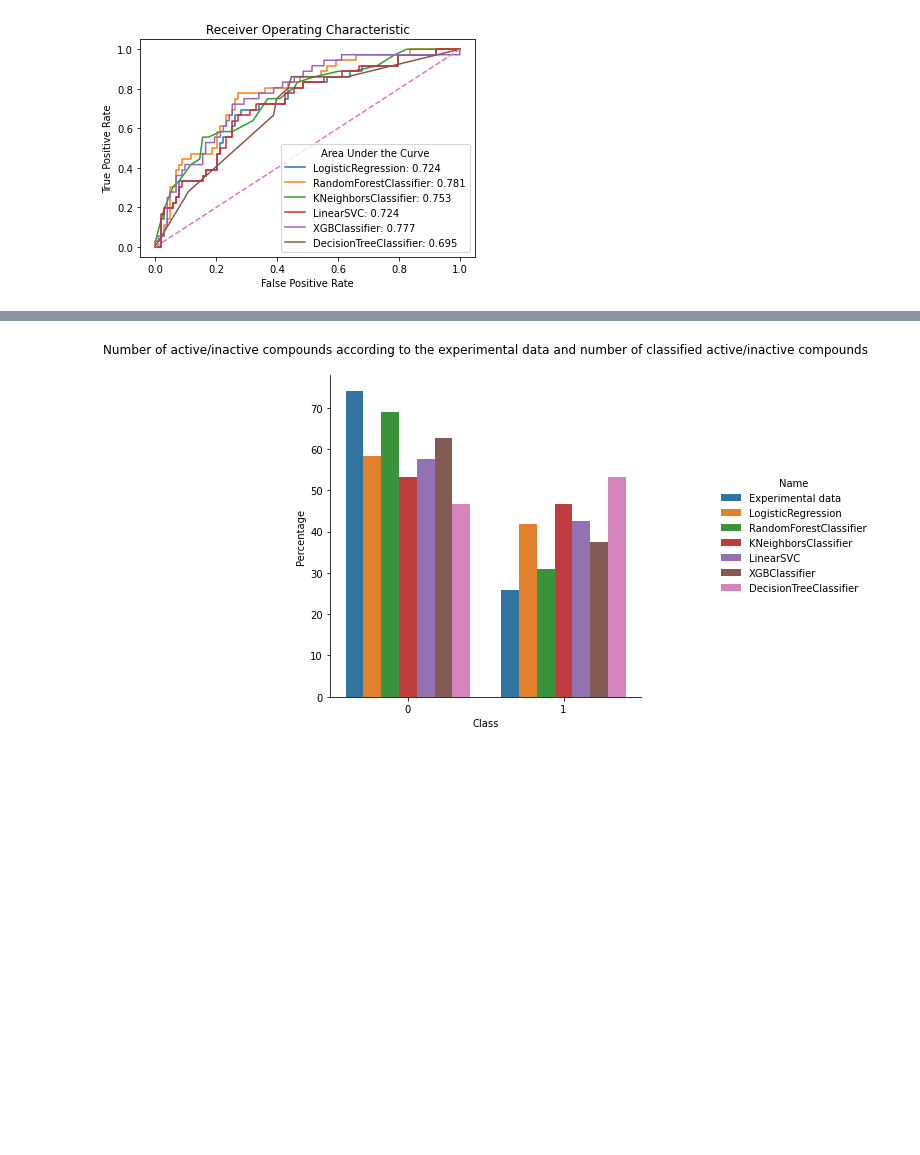
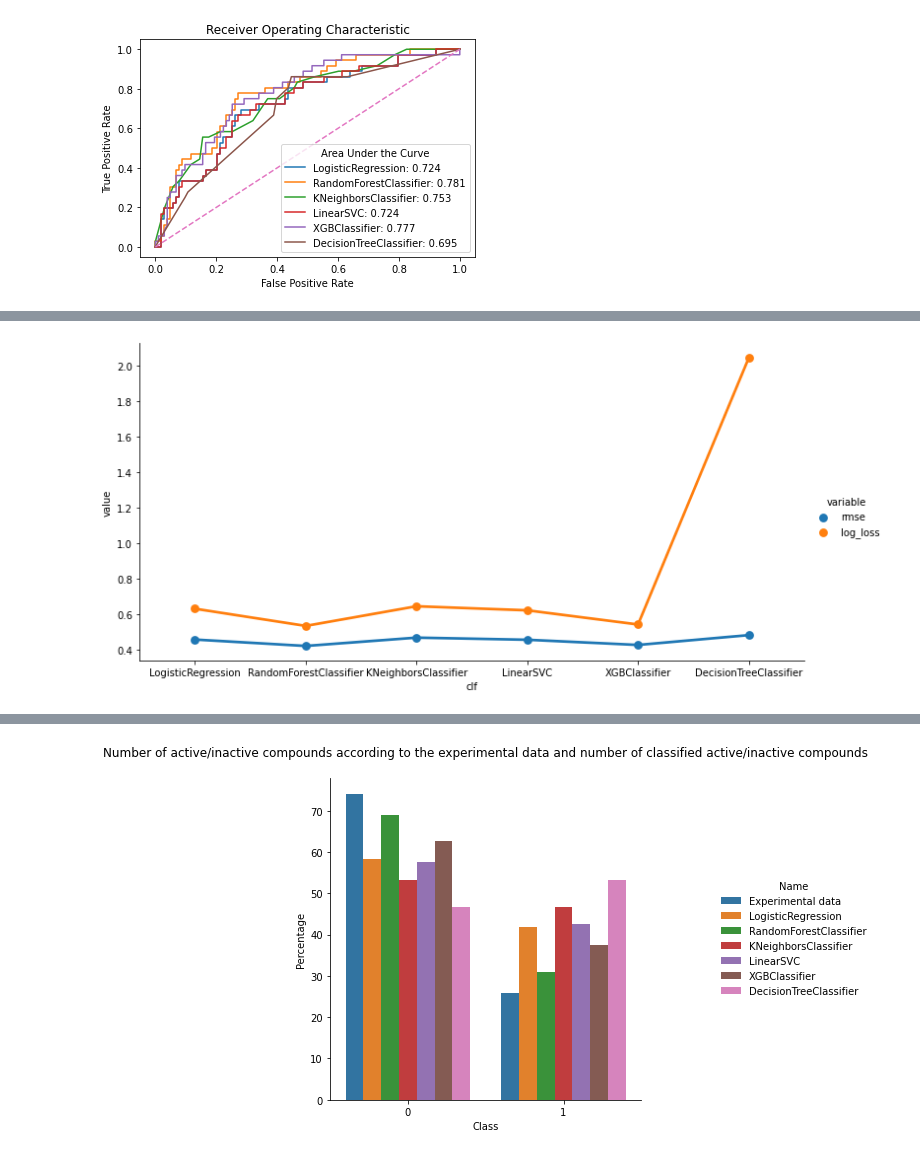
Before and after one commit to caiocrocha/SarsCov2Classifier, a Jupyter notebook: notebooks/ML_pipeline.ipynb, the cells around one changed output, grey strips where cells are left out. Cells and saved outputs as stored; diff of their text form; code cells hidden in the pictures; blank space fills up the shorter version.

Commit message:
Error metrics and spearman correlation

```diff
--- a/notebooks/ML_pipeline.ipynb
+++ b/notebooks/ML_pipeline.ipynb
@@ -316,0 +354,8 @@ DecisionTreeClassifier  0.70    0.67    0.67
+# %%
+error = []
+for model_name in classifiers:
+    rmse, logl = error_metrics(y_val, probas[model_name])
+    error.append([model_name, rmse, logl])
+
+error = pd.DataFrame(error, columns=['clf', 'rmse', 'log_loss'])
+error
@@ -316,0 +370,6 @@ DecisionTreeClassifier  0.70    0.67    0.67
+# %%
+melt = pd.melt(error, id_vars='clf', value_vars=['rmse', 'log_loss'])
+sns.catplot(kind='point', data=melt, x='clf', y='value', hue='variable', aspect=2)
+plt.savefig('figures/error-metrics.png', dpi=128)
+# %% [output]
+[figure, added]
```
Also changed, not shown: parts of 16 cells of this notebook, 6 other files.
